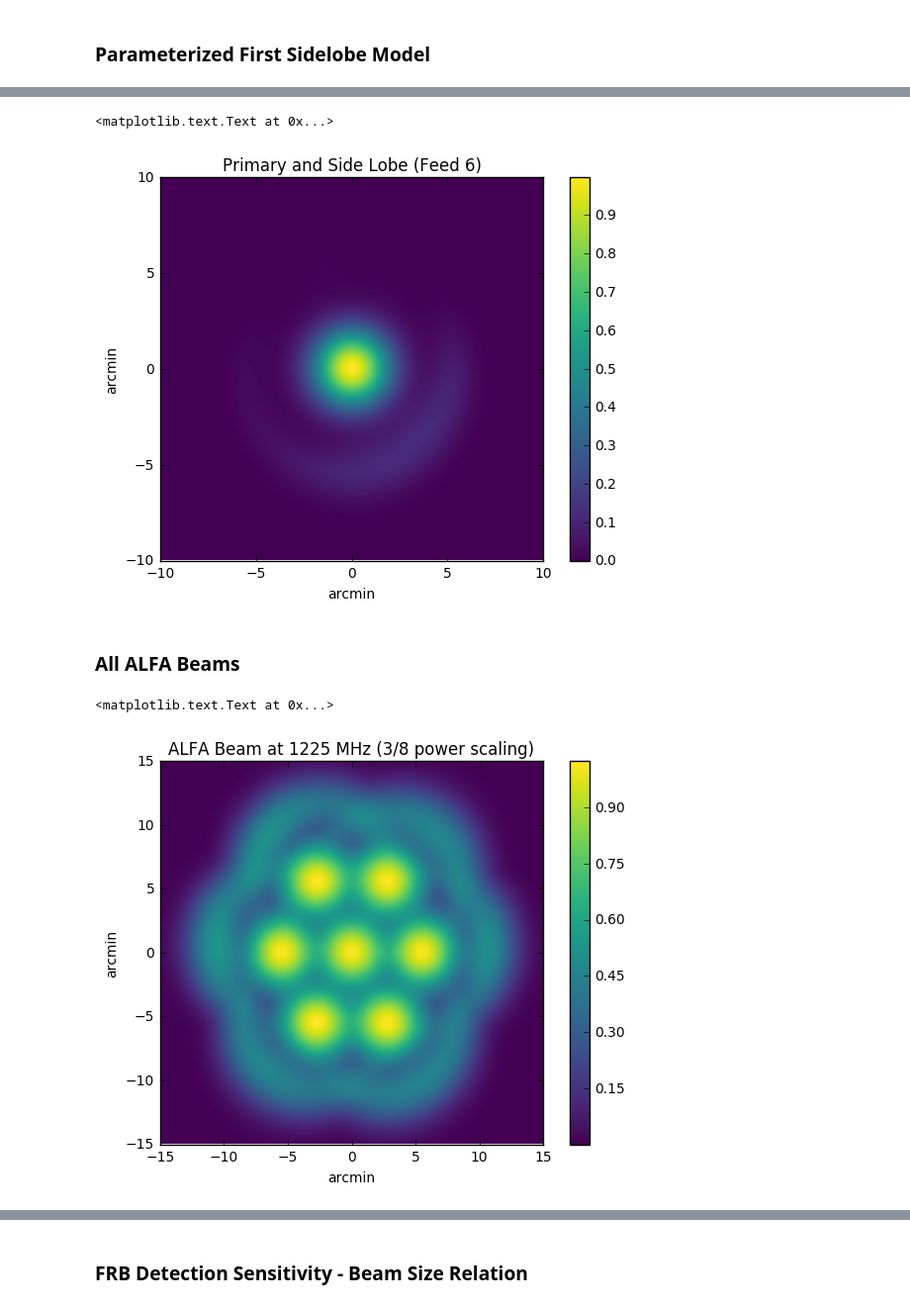
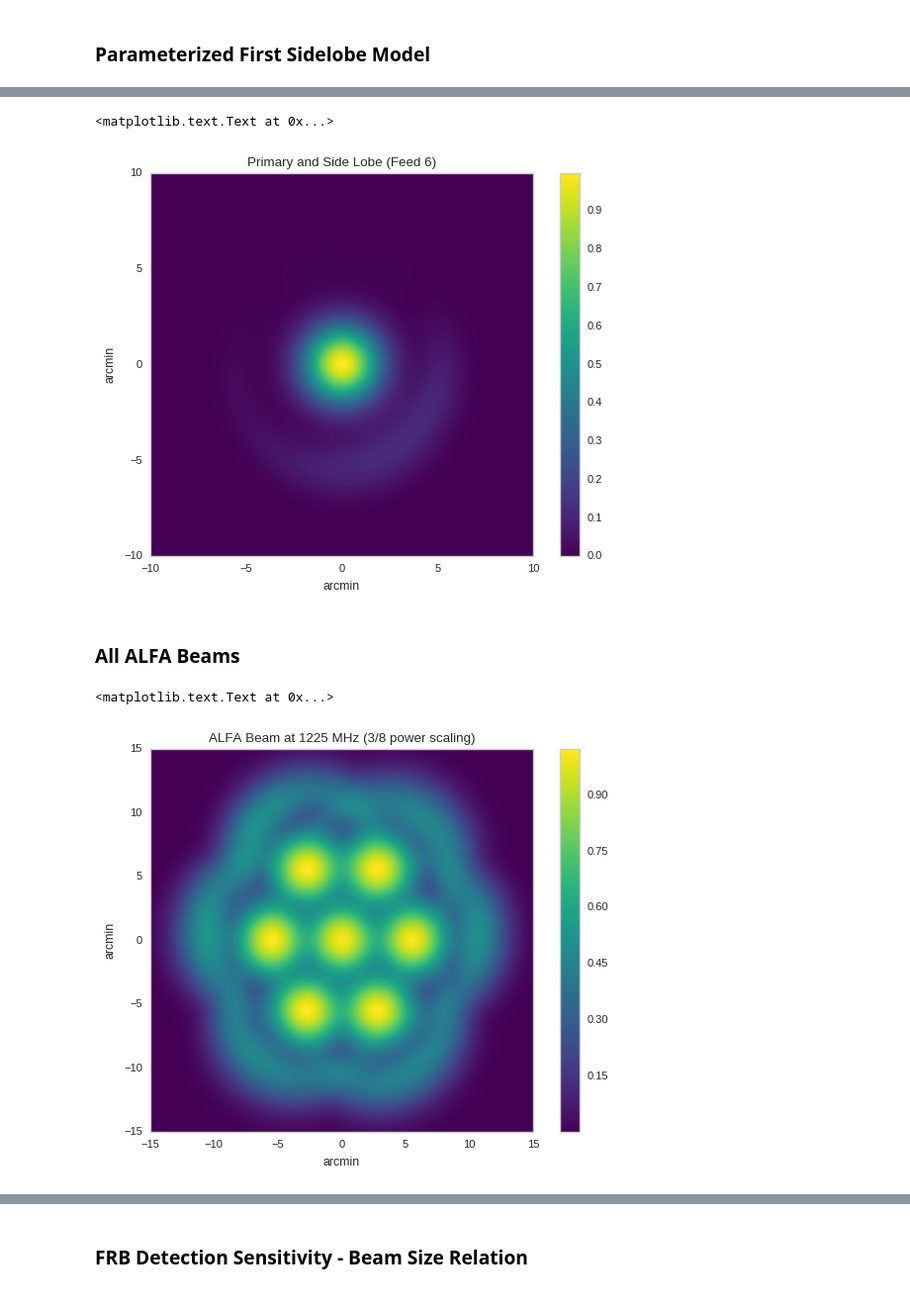
Before and after one commit to griffinfoster/alfaburst-initial-survey, a Jupyter notebook: notebooks/ALFA_Beam_Response.ipynb, the cells around one changed output, grey strips where cells are left out. Shown: that part at 99% size. Drawn from its saved outputs; the diff is of its cells as text; code cells hidden in the pictures.

```diff
--- a/notebooks/ALFA_Beam_Response.ipynb
+++ b/notebooks/ALFA_Beam_Response.ipynb
@@ -71,6 +77,7 @@ for ii in np.arange(xSize):
 # %%
 # Plot a primary beam image
 
+sns.set_style("whitegrid", {'axes.grid' : False})
 fig = plt.figure(figsize=(7, 5)) # width, height
 plt.imshow(np.abs(primaryLobeResp), cmap=plt.get_cmap('viridis'),\
            extent=(-1.*xWidth/2., xWidth/2., -1.*yWidth/2., yWidth/2.))
@@ -144,6 +151,7 @@ for ii in np.arange(1024):
     cenResp[ii] = cenCoeff(phis[ii], feedID)
     widResp[ii] = widCoeff(phis[ii], feedID)
 
+sns.set_style("darkgrid")
 fig = plt.figure(figsize=(10, 4)) # width, height
 plt.plot(phis, np.abs(hgtResp), label='HGT')
 plt.plot(phis, np.abs(cenResp), label='CEN')
@@ -182,6 +190,7 @@ sideLobeStokesI = np.abs(sideLobeResp)
 # %%
 # Plot the first side lobe
 
+sns.set_style("whitegrid", {'axes.grid' : False})
 fig = plt.figure(figsize=(7, 5)) # width, height
 plt.imshow(np.abs(sideLobeStokesI), cmap=plt.get_cmap('viridis'),\
            extent=(-1.*xWidth/2., xWidth/2., -1.*yWidth/2., yWidth/2.))
@@ -195,6 +204,7 @@ plt.xlabel('arcmin')
 # %%
 # Plot the primary lobe and first side lobe
 
+sns.set_style("whitegrid", {'axes.grid' : False})
 fig = plt.figure(figsize=(7, 5)) # width, height
 plt.imshow(primaryLobeResp + sideLobeStokesI, cmap=plt.get_cmap('viridis'),\
            extent=(-1.*xWidth/2., xWidth/2., -1.*yWidth/2., yWidth/2.))
@@ -204,7 +214,7 @@ plt.ylabel('arcmin')
 plt.xlabel('arcmin')
 # %% [output]
 <matplotlib.text.Text at 0x...>
-[figure, old version]
+[figure, new version]
 # %% [markdown]
 ### All ALFA Beams
 # %%
@@ -239,16 +249,17 @@ for fid in np.arange(7):
 # %%
 # Plot the ALFA receiver using 3/8 power scaling, same as Fig 12 of the memo
 
+sns.set_style("whitegrid", {'axes.grid' : False})
 fig = plt.figure(figsize=(7, 5)) # width, height
 plt.imshow(beamResp**(3./8.), cmap=plt.get_cmap('viridis'),\
            extent=(-1.*xWidth/2., xWidth/2., -1.*yWidth/2., yWidth/2.))
 plt.colorbar()
 plt.title('ALFA Beam at %i MHz (3/8 power scaling)'%int(obsFreq))
 plt.ylabel('arcmin')
 plt.xlabel('arcmin')
 # %% [output]
 <matplotlib.text.Text at 0x...>
-[figure, old version]
+[figure, new version]
 # %%
 # Plot the ALFA receiver in dBs
 
```
Also changed, not shown: parts of 9 cells of this notebook.
